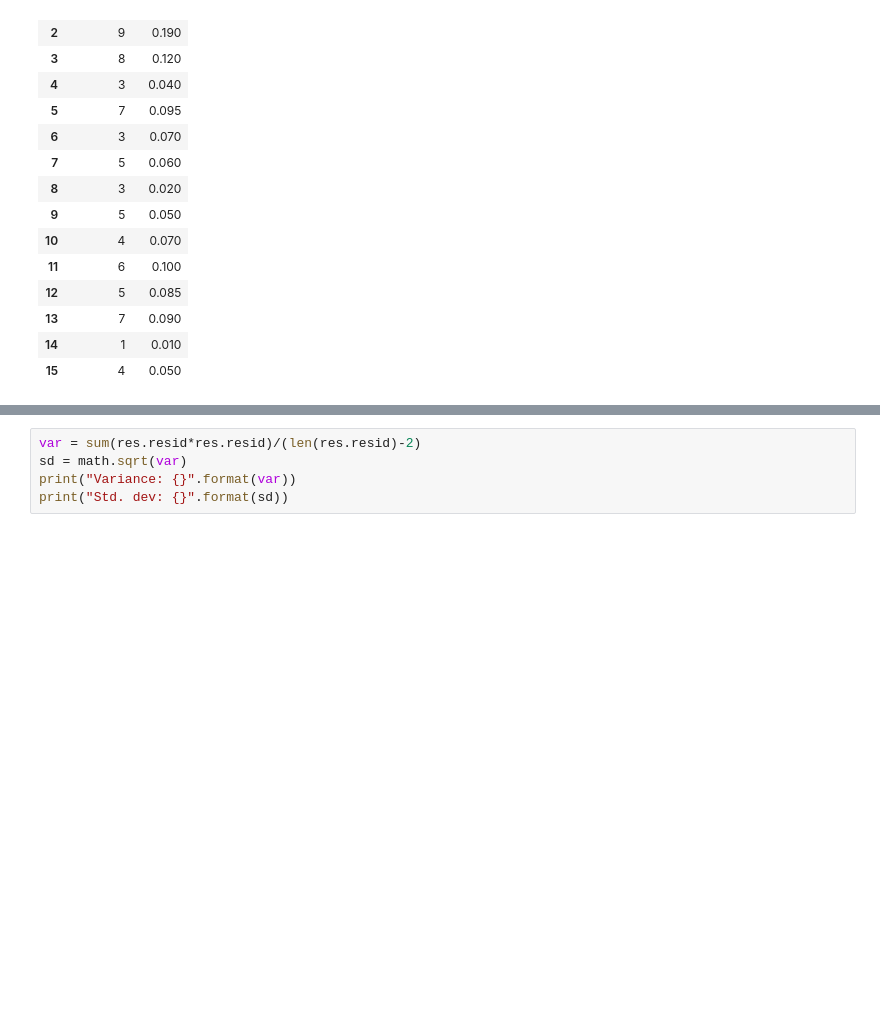
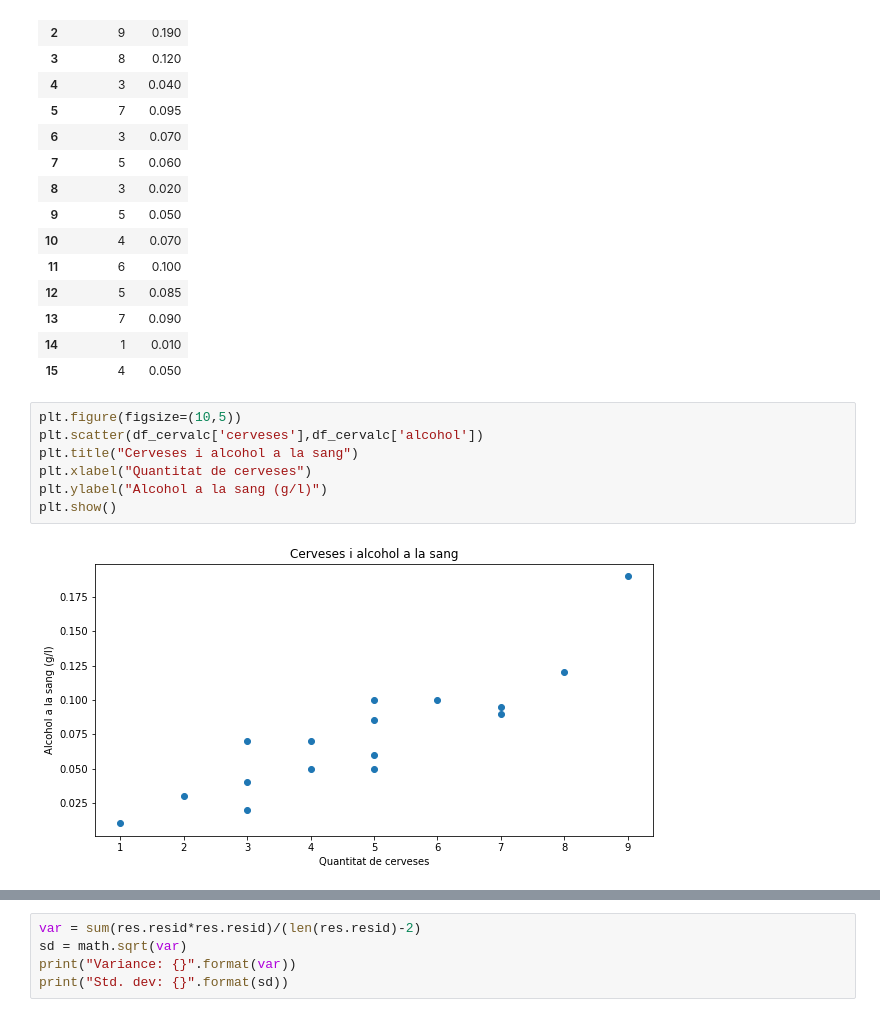
Before and after one commit to miquelcamprodon/sme-materials, a Jupyter notebook: 07-LinearModel.ipynb, the cells around one changed output, grey strips where cells are left out. Cells and saved outputs as stored; diff of their text form; blank space fills up the shorter version.

```diff
--- a/06-LinearModel.ipynb
+++ b/07-LinearModel.ipynb
@@ -39,6 +39,15 @@ df_cervalc
 | 13 | 7 | 0.090 |
 | 14 | 1 | 0.010 |
 | 15 | 4 | 0.050 |
+# %%
+plt.figure(figsize=(10,5))
+plt.scatter(df_cervalc['cerveses'],df_cervalc['alcohol'])
+plt.title("Cerveses i alcohol a la sang")
+plt.xlabel("Quantitat de cerveses")
+plt.ylabel("Alcohol a la sang (g/l)")
+plt.show()
+# %% [output]
+[figure, added]
 # %%
 mod = sm_formula.ols('alcohol ~ 1 + cerveses', data=df_cervalc)
 res = mod.fit()
```
Also changed, not shown: parts of 9 cells of this notebook, 4 other files.
